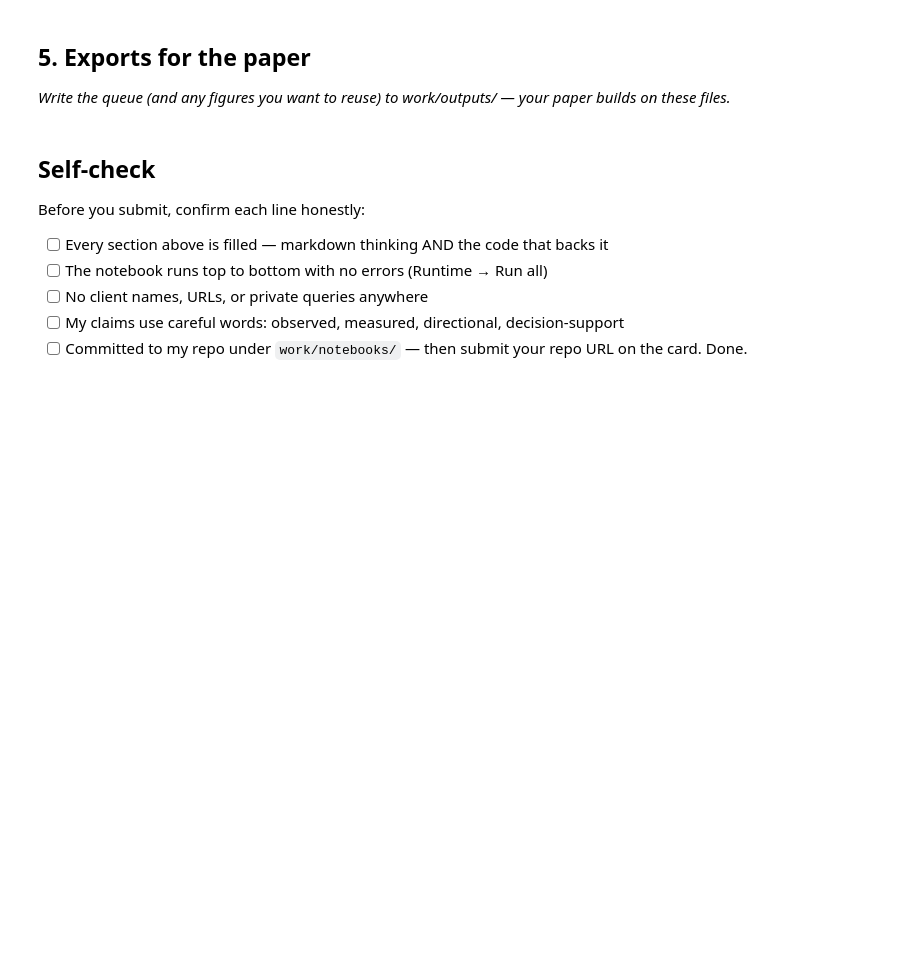
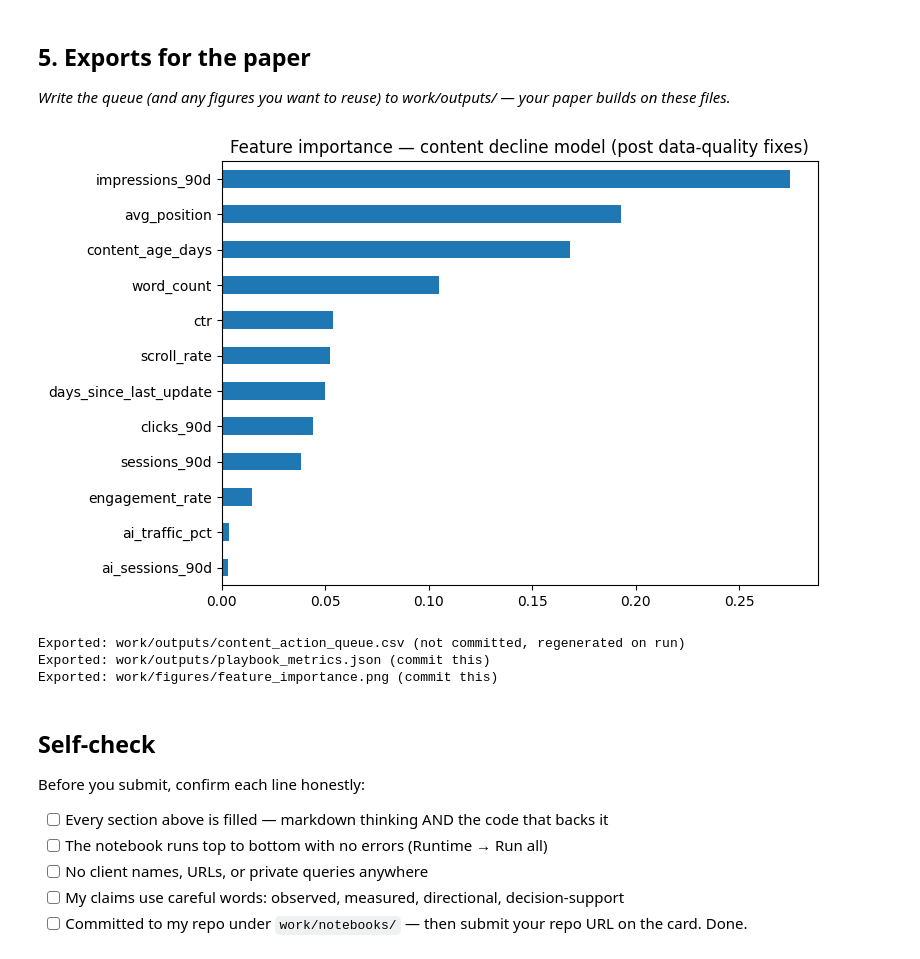
Before and after one commit to Ubaidrees/flyrank-ml-tasks, a Jupyter notebook: work/notebooks/w07_action_playbook.ipynb, the cells around one changed output. Saved outputs shown, nothing was run; the diff lists cells and outputs as text; code cells hidden in the pictures; blank space fills up the shorter version.

```diff
--- a/work/notebooks/w07_action_playbook.ipynb
+++ b/work/notebooks/w07_action_playbook.ipynb
@@ -44,3 +331,45 @@ This skeleton is yours to fill. Work the sections **in order** — each one has
+# %%
+import os, json
+import matplotlib.pyplot as plt
+
+os.makedirs("work/outputs", exist_ok=True)
+os.makedirs("work/figures", exist_ok=True)
+
+queue.to_csv("work/outputs/content_action_queue.csv", index=False)
+
+metrics = {
+    "honest_auc_client_grouped": 0.604,
+    "naive_auc_ungrouped_DO_NOT_QUOTE": 0.745,
+    "auc_without_impressions_90d": 0.551,
+    "baseline_rule_flags_total": 10,
+    "baseline_rule_flags_total_rows": 30000,
+    "queue_total_rows": len(queue),
+    "queue_reason_code_counts": queue['reason_code'].value_counts().to_dict(),
+    "bulk_event_clients_count": len(suspect_clients),
+    "bulk_event_rows_pct": round(df['bulk_event_flag'].mean() * 100, 1),
+    "decline_rate_bulk_event_true": 0.563,
+    "decline_rate_bulk_event_false": 0.516,
+    "ctr_unit_bug_rows_fixed": 1689,
+}
+with open("work/outputs/playbook_metrics.json", "w") as f:
+    json.dump(metrics, f, indent=2)
+
+importances = model.feature_importances_
+fig, ax = plt.subplots(figsize=(8, 5))
+pd.Series(importances, index=feature_cols).sort_values().plot.barh(ax=ax)
+ax.set_title("Feature importance — content decline model (post data-quality fixes)")
+plt.tight_layout()
+plt.savefig("work/figures/feature_importance.png", dpi=150)
+plt.show()
+
+print("Exported: work/outputs/content_action_queue.csv (not committed, regenerated on run)")
+print("Exported: work/outputs/playbook_metrics.json (commit this)")
+print("Exported: work/figures/feature_importance.png (commit this)")
+# %% [output]
+[figure, added]
+Exported: work/outputs/content_action_queue.csv (not committed, regenerated on run)
+Exported: work/outputs/playbook_metrics.json (commit this)
+Exported: work/figures/feature_importance.png (commit this)
 # %% [markdown]
 ## Self-check
 
```
Also changed, not shown: parts of 19 cells of this notebook.
